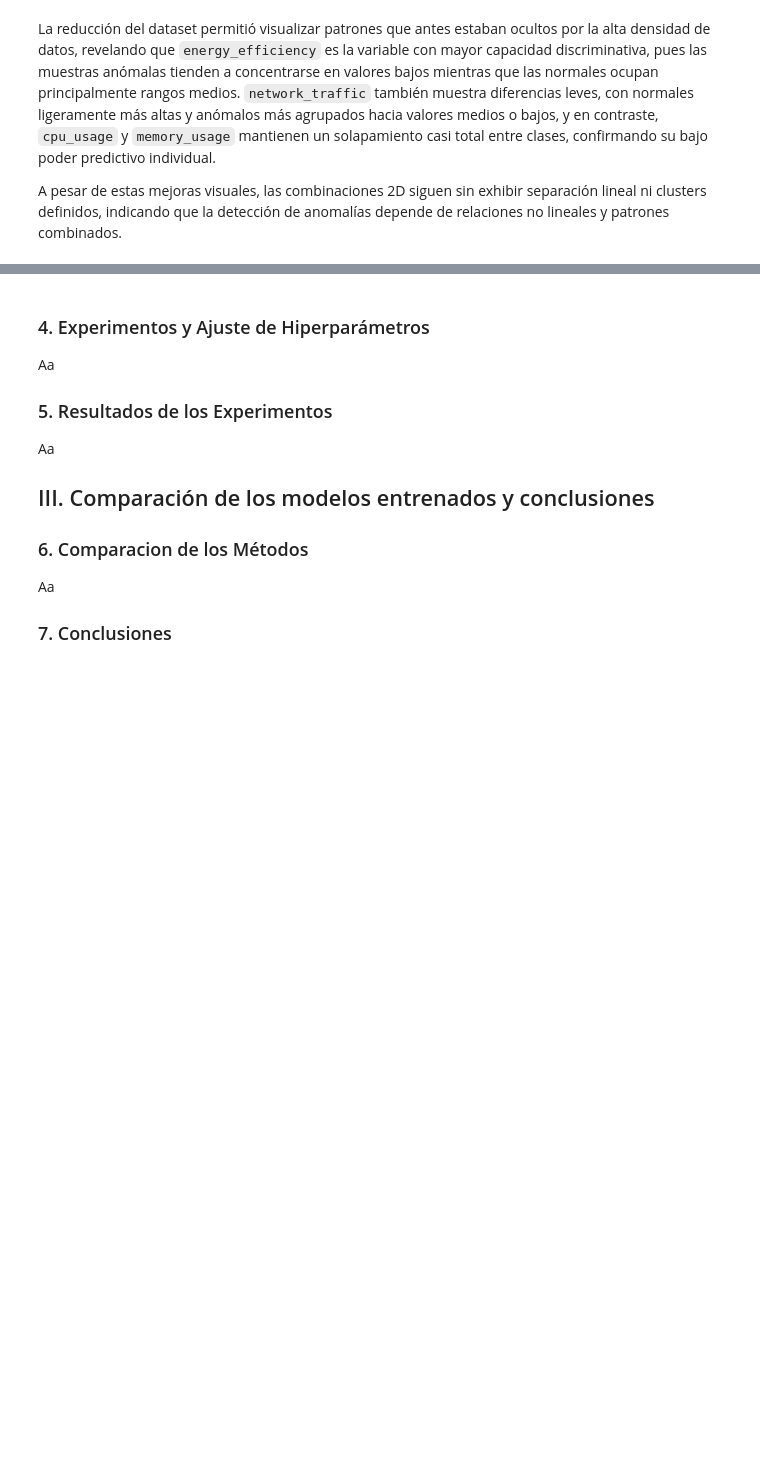
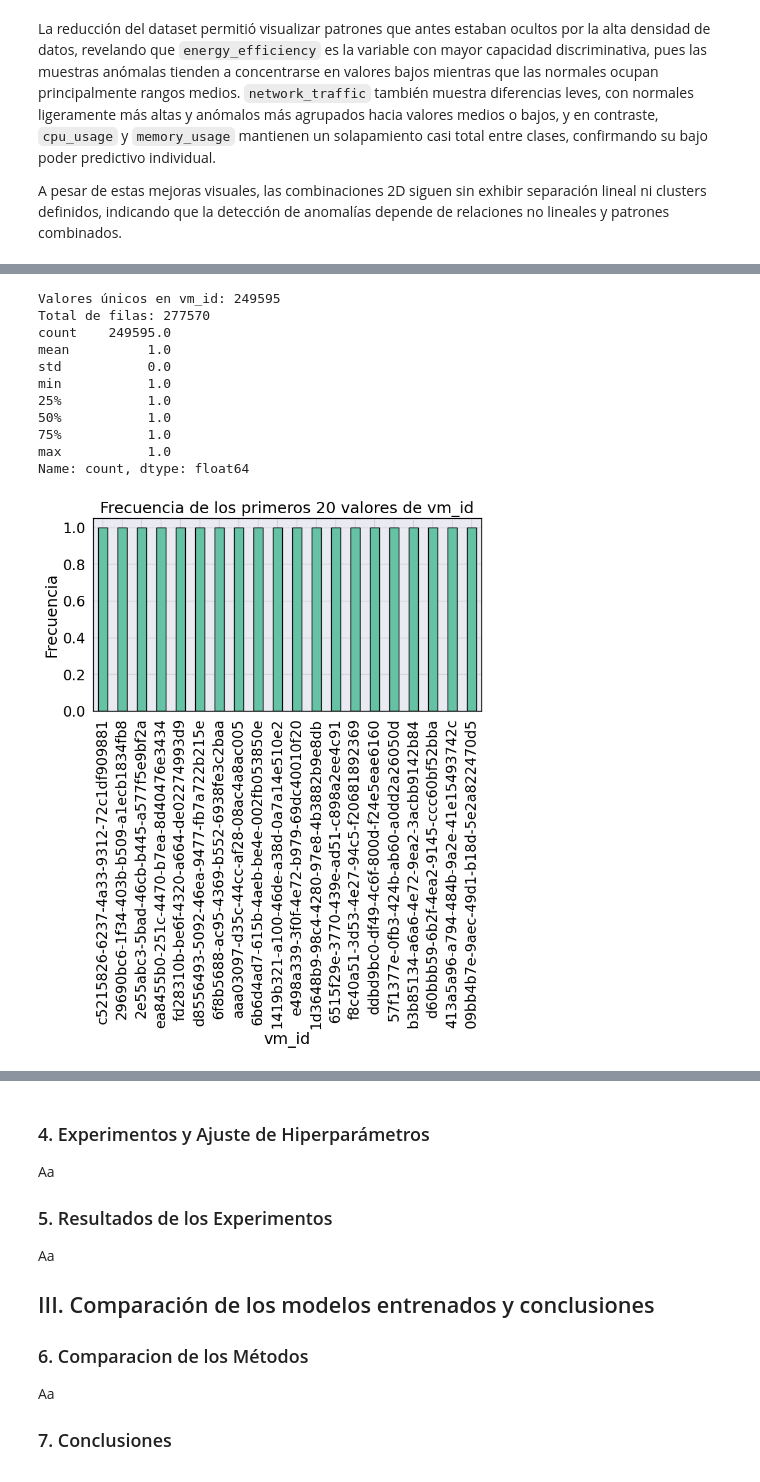
Before and after one commit to mapallars/CloudAnomalyDetection, a Jupyter notebook: Cloud_Anomaly_Detection.ipynb, the cells around one changed output, grey strips where cells are left out. Saved outputs shown, nothing was run; the diff lists cells and outputs as text; code cells hidden in the pictures; blank space fills up the shorter version.

```diff
--- a/Cloud_Anomaly_Detection.ipynb
+++ b/Cloud_Anomaly_Detection.ipynb
@@ -567,0 +518,31 @@ plt.show()
+# %%
+# Análisis de unicidad de vm_id
+unique_ids = df["vm_id"].nunique()
+total_rows = len(df)
+
+print("Valores únicos en vm_id:", unique_ids)
+print("Total de filas:", total_rows)
+
+# Distribución de frecuencias
+id_counts = df["vm_id"].value_counts()
+print(id_counts.describe())
+
+plt.figure(figsize=(8,4))
+id_counts.head(20).plot(kind="bar")
+plt.title("Frecuencia de los primeros 20 valores de vm_id")
+plt.xlabel("vm_id")
+plt.ylabel("Frecuencia")
+plt.show()
+# %% [output]
+Valores únicos en vm_id: 249595
+Total de filas: 277570
+count    249595.0
+mean          1.0
+std           0.0
+min           1.0
+25%           1.0
+50%           1.0
+75%           1.0
+max           1.0
+Name: count, dtype: float64
+[figure, added]
```
Also changed, not shown: parts of 23 cells of this notebook, 1 other file.
